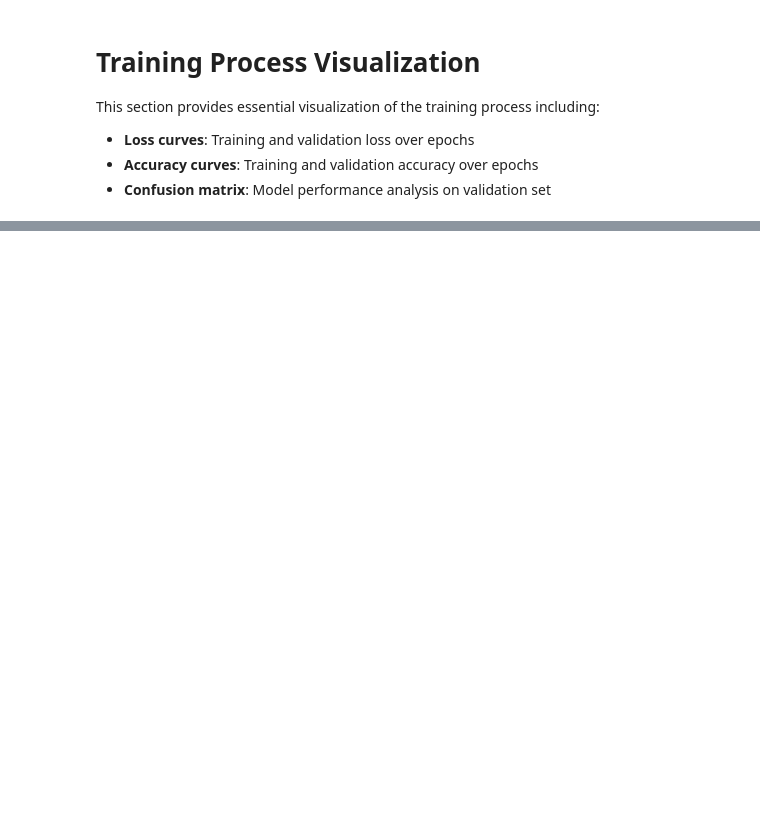
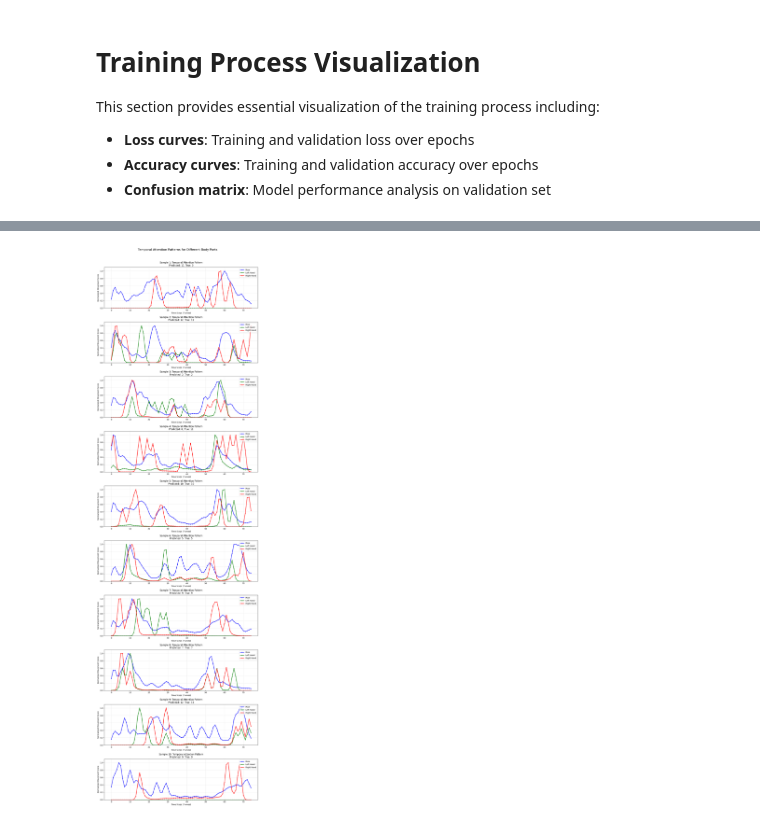
Before and after one commit to AIP491G5/VSLR, a Jupyter notebook: train_HGC_LSTM.ipynb, the cells around one changed output, grey strips where cells are left out. Cells and saved outputs as stored; diff of their text form; code cells hidden in the pictures; blank space fills up the shorter version.

```diff
--- a/train_HGC_LSTM.ipynb
+++ b/train_HGC_LSTM.ipynb
@@ -273,0 +447,96 @@ weighted avg       0.92      0.92      0.92        60
+# %%
+# Visualize temporal attention patterns
+def visualize_temporal_attention(model, data_loader, device, config, num_samples=2):
+    """
+    Visualize how attention changes over time for different body parts
+    """
+    model.eval()
+
+    keypoint_groups = {
+        'Pose': list(range(0, 33)),
+        'Left Hand': list(range(33, 54)),
+        'Right Hand': list(range(54, 75))
+    }
+
+    colors = ['blue', 'green', 'red', 'orange']
+
+    with torch.no_grad():
+        sample_count = 0
+        fig, axes = plt.subplots(num_samples, 1, figsize=(12, 4*num_samples))
+        if num_samples == 1:
+            axes = [axes]
+
+        for batch_idx, (data, labels) in enumerate(data_loader):
+            if sample_count >= num_samples:
+                break
+
+            data = data.to(device)
+            batch_size = data.shape[0]
+            seq_len = data.shape[1]
+
+            outputs = model(data)
+
+            for sample_idx in range(min(batch_size, num_samples - sample_count)):
+                sample_data = data[sample_idx]  # Shape: (seq_len, num_vertices, in_channels)
+
+                ax = axes[sample_count]
+
+                # Calculate temporal importance for each body part
+                for i, (group_name, indices) in enumerate(keypoint_groups.items()):
+                    # Calculate movement/variance for this group over time
+                    group_data = sample_data[:, indices, :]  # Shape: (seq_len, group_size, in_channels)
+
+                    # Calculate temporal variance for this group
+                    temporal_variance = []
+                    for t in range(seq_len):
+                        if t > 0:
+                            # Calculate change from previous frame
+                            change = torch.mean(torch.abs(group_data[t] - group_data[t-1]))
+                            temporal_variance.append(change.item())
+                        else:
+                            temporal_variance.append(0.0)
+
+                    # Smooth the signal
+                    if len(temporal_variance) > 5:
+                        from scipy import ndimage
+                        temporal_variance = ndimage.gaussian_filter1d(temporal_variance, sigma=1.0)
+
+                    # Normalize
+                    if max(temporal_variance) > 0:
+                        temporal_variance = [x / max(temporal_variance) for x in temporal_variance]
+
+                    # Plot
+                    ax.plot(range(seq_len), temporal_variance,
+                           label=group_name, color=colors[i], linewidth=2, marker='o', markersize=3)
+
+                ax.set_title(f'Sample {sample_count + 1}: Temporal Attention Pattern\n'
+                           f'Predicted: {torch.argmax(outputs[sample_idx]).item()}, '
+                           f'True: {labels[sample_idx].item()}', fontsize=12)
+                ax.set_xlabel('Time Steps (Frames)', fontsize=10)
+                ax.set_ylabel('Normalized Movement Score', fontsize=10)
+                ax.legend(loc='upper right')
+                ax.grid(True, alpha=0.3)
+                ax.set_ylim(0, 1.1)
+
+                sample_count += 1
+                if sample_count >= num_samples:
+                    break
+
+        plt.tight_layout()
+        plt.suptitle('Temporal Attention Patterns for Different Body Parts', fontsize=16, y=1.02)
+
+        # Save plot
+        plt.savefig(f"{config.output.plots_dir}/temporal_attention_patterns.png", dpi=300, bbox_inches='tight')
+        plt.show()
+
+        return fig
+
+# Check if scipy is available, if not use a simple smoothing
+try:
+    from scipy import ndimage
+except ImportError:
+    print("Scipy not available, using simple smoothing...")
+
+print("[INFO] Visualizing temporal attention patterns...")
+temporal_fig = visualize_temporal_attention(model, val_loader, device, config, num_samples=10)
+# %% [output]
@@ -273,0 +544 @@ weighted avg       0.92      0.92      0.92        60
+[figure, added]
```
Also changed, not shown: parts of 11 cells of this notebook, 17 other files.
